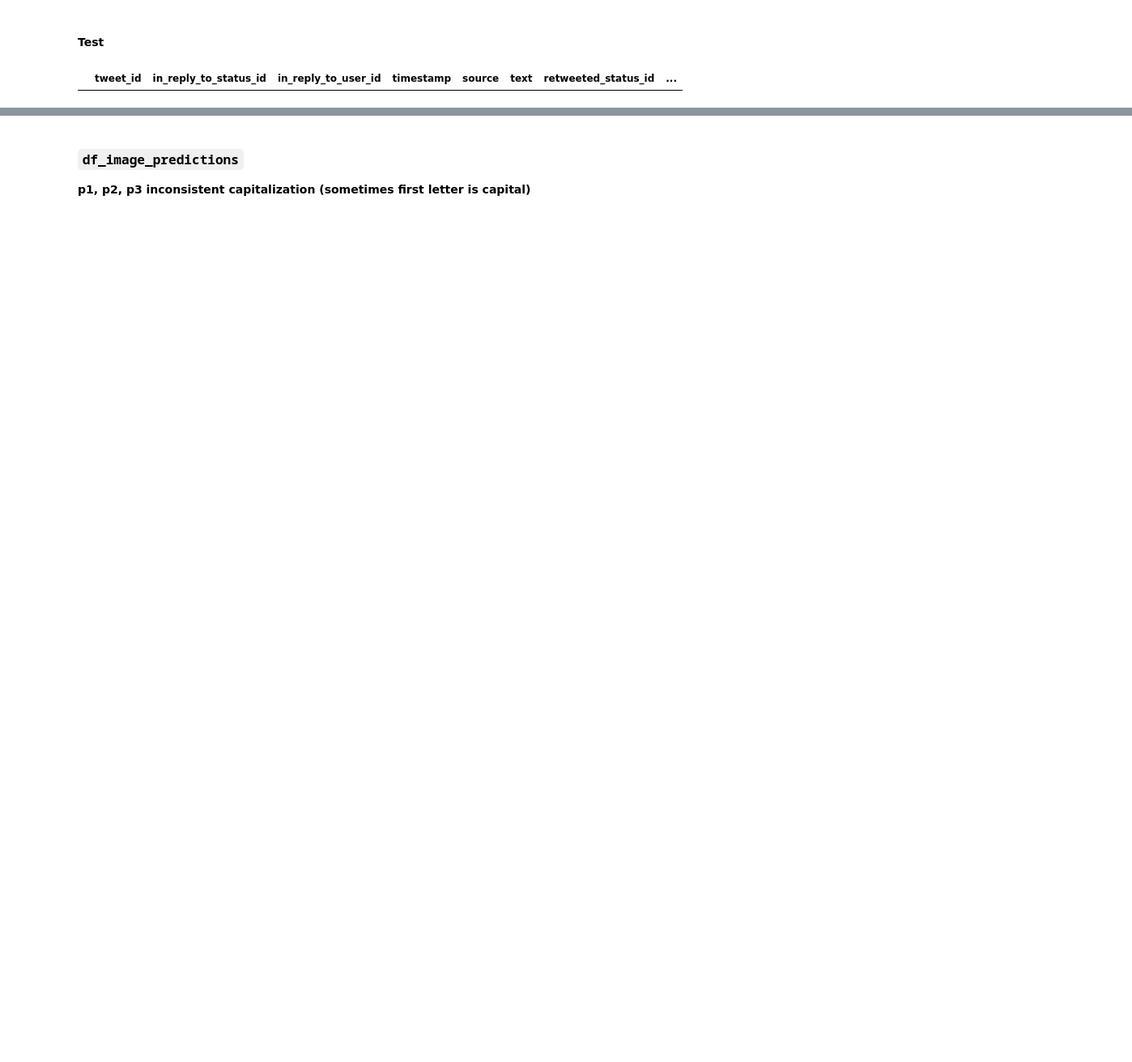
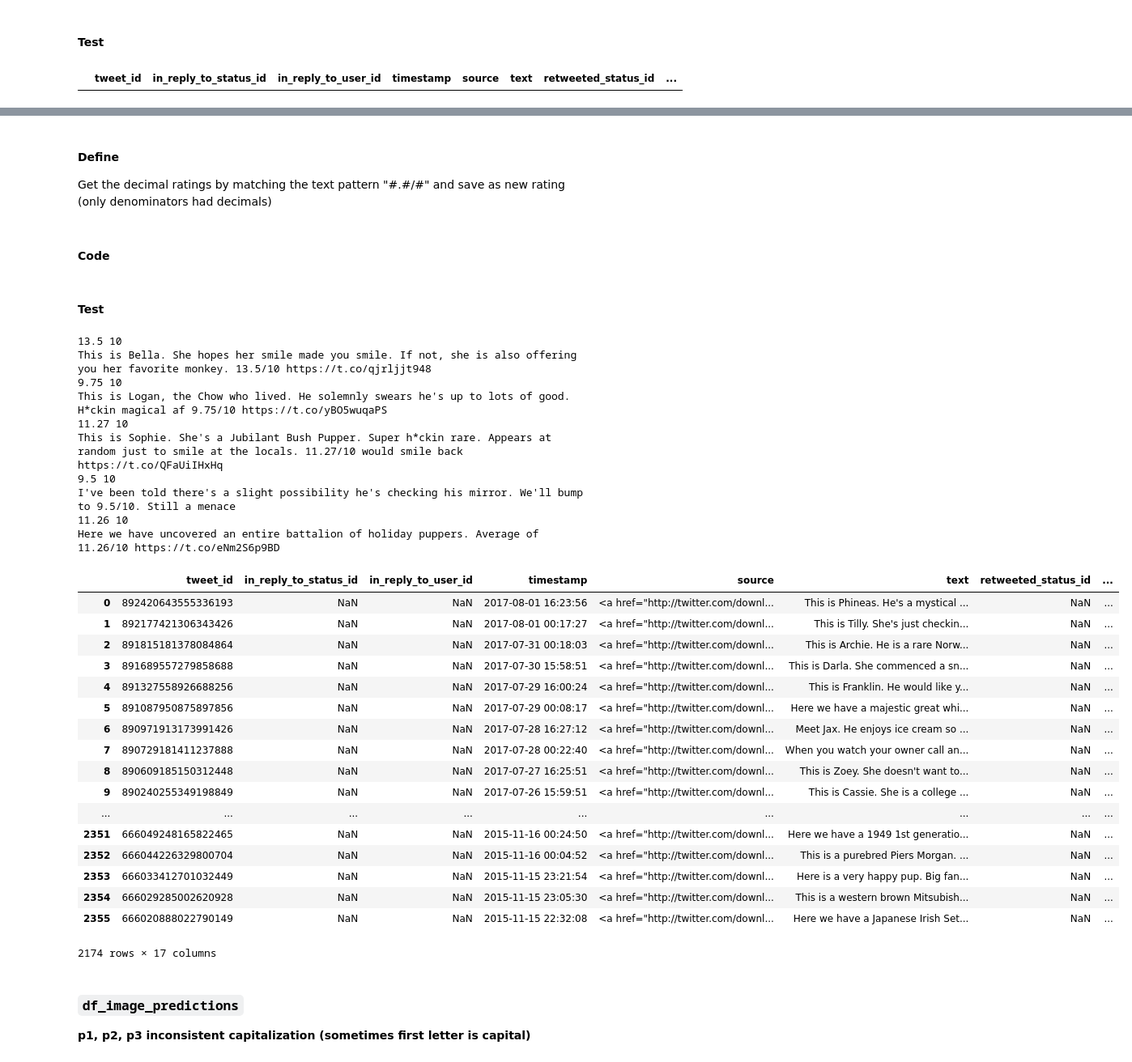
Before and after one commit to MrGeislinger/UdacityDAND_Proj_WrangleAndAnalyzeData, a Jupyter notebook: wrangle_act.ipynb, the cells around one changed output, grey strips where cells are left out. Shown at 81% size. Cells and saved outputs as stored; diff of their text form; code cells hidden in the pictures; blank space fills up the shorter version.

Commit message:
refactor: Clean twitter archive so decimals are included for numerator

```diff
--- a/wrangle_act.ipynb
+++ b/wrangle_act.ipynb
@@ -568,3 +572,71 @@ df_clean_twitter_archive[retweets]
+# %% [markdown]
+#### Define
+
+Get the decimal ratings by matching the text pattern "#.#/#" and save as new rating (only denominators had decimals)
+# %% [markdown]
+#### Code
+# %%
+#
+# Apply function to redo rating if a denominator is found
+
+def get_decimal_rating(row):
+    #if text matches for numerator, change it
+    decimal_numerator_pattern = '(\d+\.\d+)\/(\d+)'
+    matches = re.search(decimal_numerator_pattern, row['text'])
+    if matches != None:
+        row['rating_numerator'] = matches.group(1)
+        row['rating_denominator'] = matches.group(2)
+
+
+    return row
+
+
+
+df_clean_twitter_archive = df_clean_twitter_archive.apply(get_decimal_rating, axis=1)
+# %% [markdown]
+#### Test
+# %%
+def show_decimal_rating(row):
+    #if text matches for numerator, print it
+    decimal_numerator_pattern = '(\d+\.\d+)\/(\d+)'
+    matches = re.search(decimal_numerator_pattern, row['text'])
+    if matches != None:
+        print(row['rating_numerator'], row['rating_denominator'])
+        print(row['text'])
+
+    return row
+
+# Show all times have been changed
+df_clean_twitter_archive.apply(show_decimal_rating, axis=1)
+# %% [output]
+13.5 10
+This is Bella. She hopes her smile made you smile. If not, she is also offering you her favorite monkey. 13.5/10 https://t.co/qjrljjt948
+9.75 10
+This is Logan, the Chow who lived. He solemnly swears he's up to lots of good. H*ckin magical af 9.75/10 https://t.co/yBO5wuqaPS
+11.27 10
+This is Sophie. She's a Jubilant Bush Pupper. Super h*ckin rare. Appears at random just to smile at the locals. 11.27/10 would smile back https://t.co/QFaUiIHxHq
+9.5 10
+I've been told there's a slight possibility he's checking his mirror. We'll bump to 9.5/10. Still a menace
+11.26 10
+Here we have uncovered an entire battalion of holiday puppers. Average of 11.26/10 https://t.co/eNm2S6p9BD
+|  | tweet_id | in_reply_to_status_id | in_reply_to_user_id | timestamp | source | text | retweeted_status_id | ... |
+| 0 | 892420643555336193 | NaN | NaN | 2017-08-01 16:23:56 | <a href="http://twitter.com/downl... | This is Phineas. He's a mystical ... | NaN | ... |
+| 1 | 892177421306343426 | NaN | NaN | 2017-08-01 00:17:27 | <a href="http://twitter.com/downl... | This is Tilly. She's just checkin... | NaN | ... |
+| 2 | 891815181378084864 | NaN | NaN | 2017-07-31 00:18:03 | <a href="http://twitter.com/downl... | This is Archie. He is a rare Norw... | NaN | ... |
+| 3 | 891689557279858688 | NaN | NaN | 2017-07-30 15:58:51 | <a href="http://twitter.com/downl... | This is Darla. She commenced a sn... | NaN | ... |
+| 4 | 891327558926688256 | NaN | NaN | 2017-07-29 16:00:24 | <a href="http://twitter.com/downl... | This is Franklin. He would like y... | NaN | ... |
+| 5 | 891087950875897856 | NaN | NaN | 2017-07-29 00:08:17 | <a href="http://twitter.com/downl... | Here we have a majestic great whi... | NaN | ... |
+| 6 | 890971913173991426 | NaN | NaN | 2017-07-28 16:27:12 | <a href="http://twitter.com/downl... | Meet Jax. He enjoys ice cream so ... | NaN | ... |
+| 7 | 890729181411237888 | NaN | NaN | 2017-07-28 00:22:40 | <a href="http://twitter.com/downl... | When you watch your owner call an... | NaN | ... |
+| 8 | 890609185150312448 | NaN | NaN | 2017-07-27 16:25:51 | <a href="http://twitter.com/downl... | This is Zoey. She doesn't want to... | NaN | ... |
+| 9 | 890240255349198849 | NaN | NaN | 2017-07-26 15:59:51 | <a href="http://twitter.com/downl... | This is Cassie. She is a college ... | NaN | ... |
+| ... | ... | ... | ... | ... | ... | ... | ... | ... |
+| 2351 | 666049248165822465 | NaN | NaN | 2015-11-16 00:24:50 | <a href="http://twitter.com/downl... | Here we have a 1949 1st generatio... | NaN | ... |
+| 2352 | 666044226329800704 | NaN | NaN | 2015-11-16 00:04:52 | <a href="http://twitter.com/downl... | This is a purebred Piers Morgan. ... | NaN | ... |
+| 2353 | 666033412701032449 | NaN | NaN | 2015-11-15 23:21:54 | <a href="http://twitter.com/downl... | Here is a very happy pup. Big fan... | NaN | ... |
+| 2354 | 666029285002620928 | NaN | NaN | 2015-11-15 23:05:30 | <a href="http://twitter.com/downl... | This is a western brown Mitsubish... | NaN | ... |
+| 2355 | 666020888022790149 | NaN | NaN | 2015-11-15 22:32:08 | <a href="http://twitter.com/downl... | Here we have a Japanese Irish Set... | NaN | ... |
+2174 rows × 17 columns
 # %% [markdown]
 ### `df_image_predictions`
 
```
Also changed, not shown: parts of 2 cells of this notebook.
